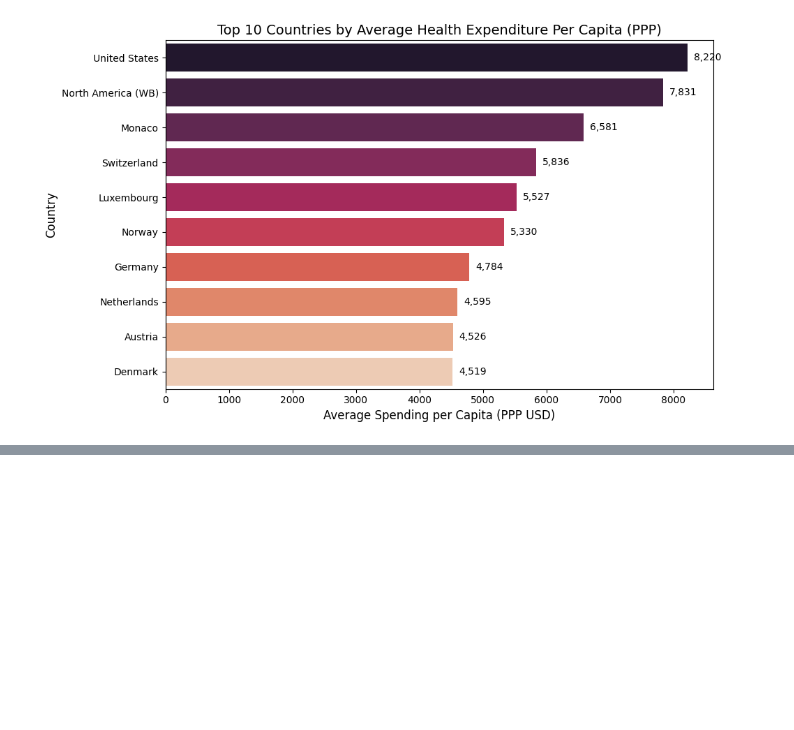
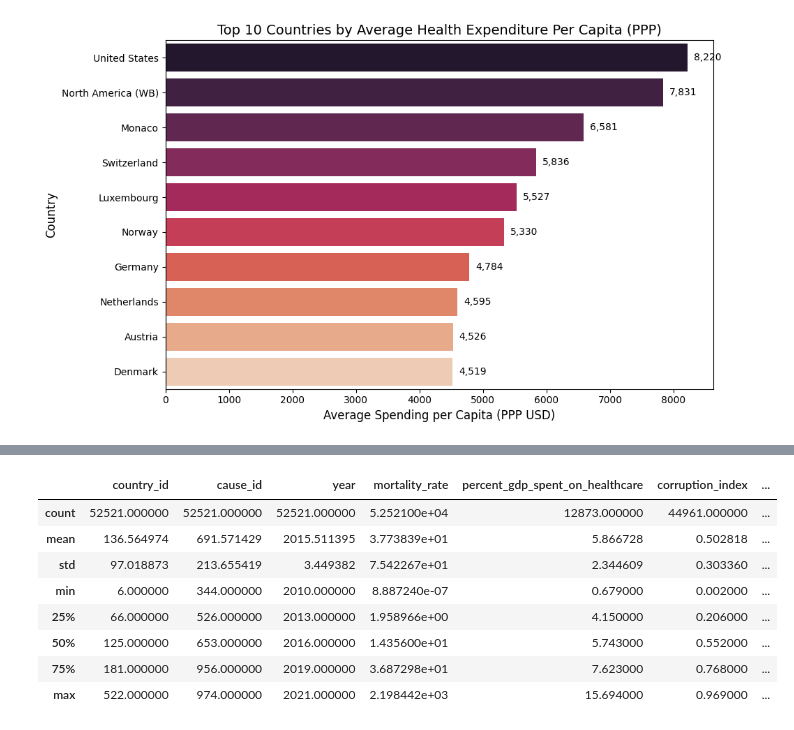
Before and after one commit to kmohammedsu/global-mortality-analysis, a Jupyter notebook: Notebooks/01_eda.ipynb, the cells around one changed output, grey strips where cells are left out. Cells and saved outputs as stored; diff of their text form; code cells hidden in the pictures; blank space fills up the shorter version.

```diff
--- a/Notebooks/01_eda.ipynb
+++ b/Notebooks/01_eda.ipynb
@@ -623,0 +665,12 @@ plt.show()
+# %%
+df.describe()
+# %% [output]
+|  | country_id | cause_id | year | mortality_rate | percent_gdp_spent_on_healthcare | corruption_index | ... |
+| count | 52521.000000 | 52521.000000 | 52521.000000 | 5.252100e+04 | 12873.000000 | 44961.000000 | ... |
+| mean | 136.564974 | 691.571429 | 2015.511395 | 3.773839e+01 | 5.866728 | 0.502818 | ... |
+| std | 97.018873 | 213.655419 | 3.449382 | 7.542267e+01 | 2.344609 | 0.303360 | ... |
+| min | 6.000000 | 344.000000 | 2010.000000 | 8.887240e-07 | 0.679000 | 0.002000 | ... |
+| 25% | 66.000000 | 526.000000 | 2013.000000 | 1.958966e+00 | 4.150000 | 0.206000 | ... |
+| 50% | 125.000000 | 653.000000 | 2016.000000 | 1.435600e+01 | 5.743000 | 0.552000 | ... |
+| 75% | 181.000000 | 956.000000 | 2019.000000 | 3.687298e+01 | 7.623000 | 0.768000 | ... |
+| max | 522.000000 | 974.000000 | 2021.000000 | 2.198442e+03 | 15.694000 | 0.969000 | ... |
```
Also changed, not shown: parts of 6 cells of this notebook, 4 other files.
